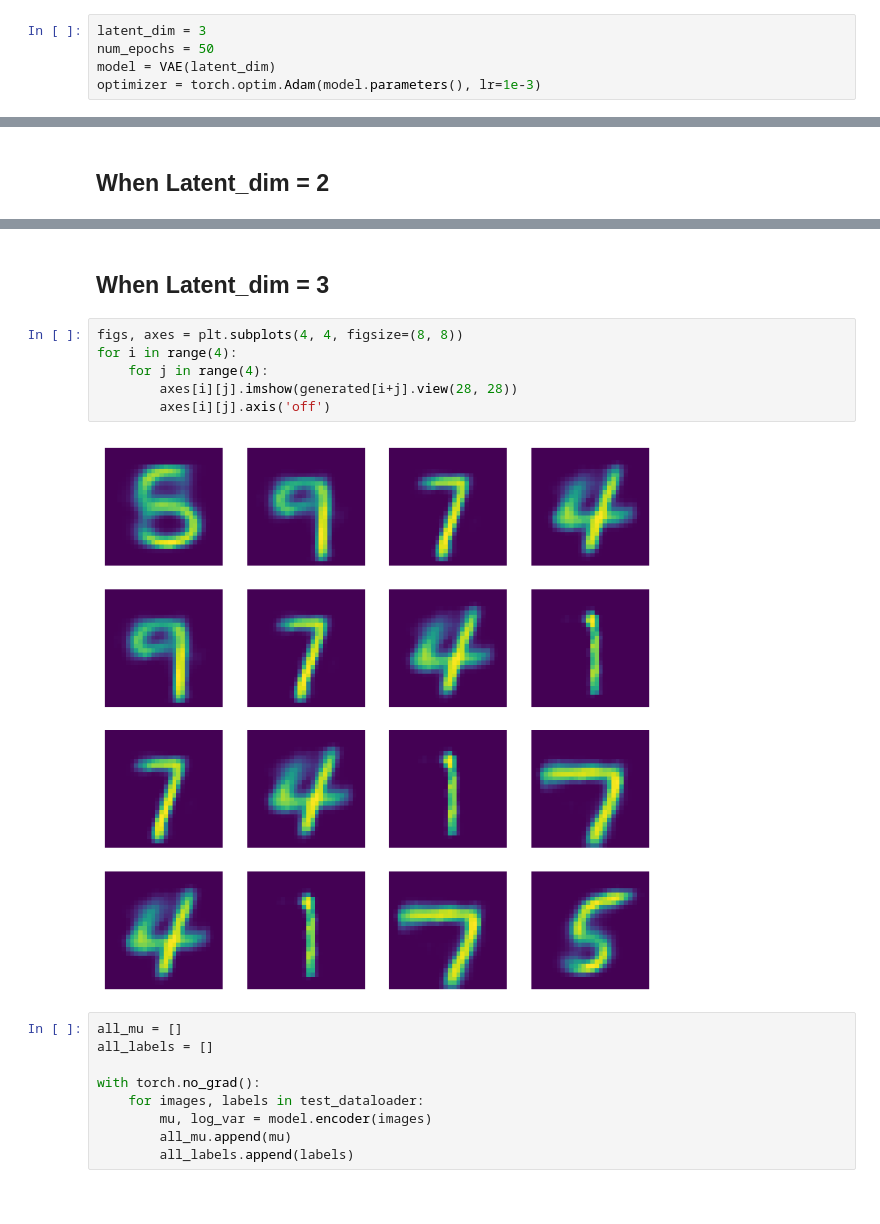
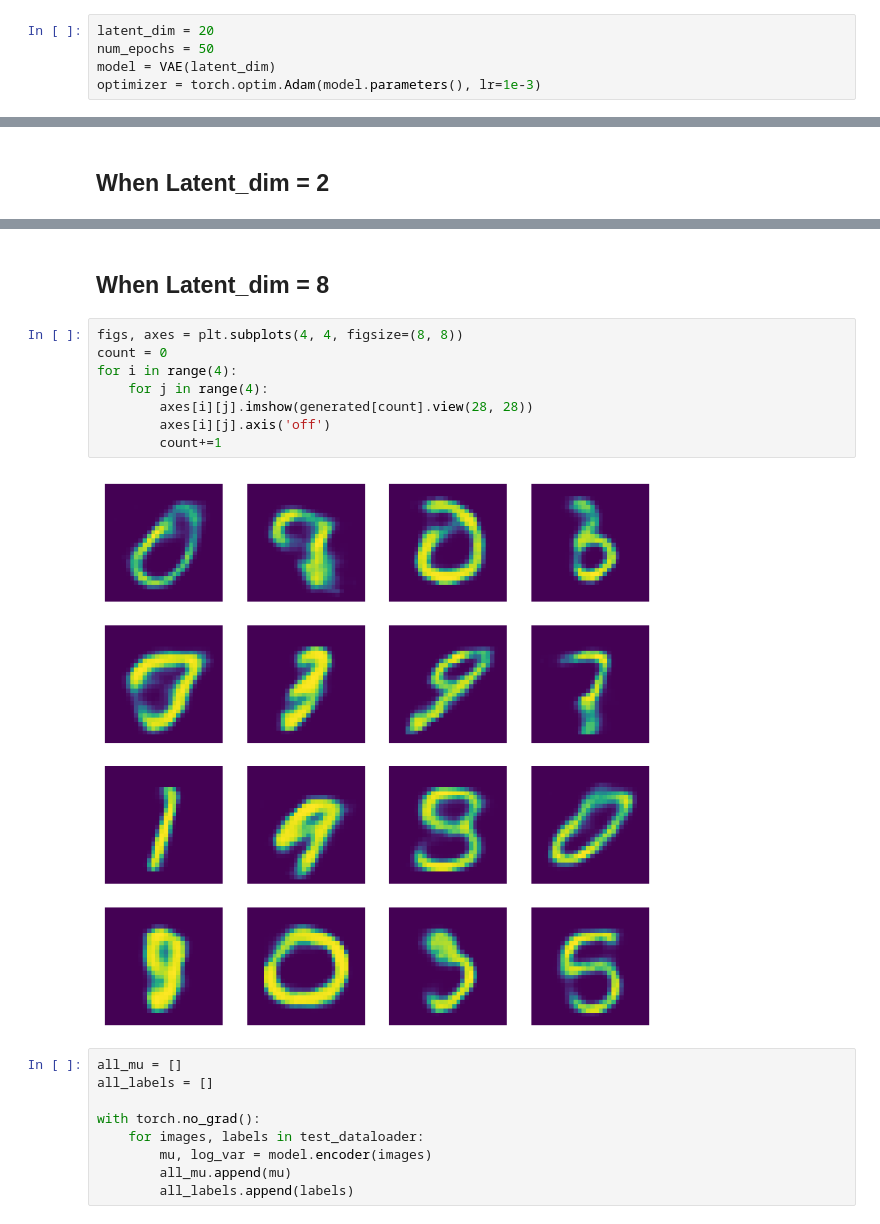
Before and after one commit to Ak62007/Deep-Generative-Modelling, a Jupyter notebook: notebooks/VAE.ipynb, the cells around one changed output, grey strips where cells are left out. Saved outputs shown, nothing was run; the diff lists cells and outputs as text.

```diff
--- a/notebooks/VAE.ipynb
+++ b/notebooks/VAE.ipynb
@@ -136,7 +136,7 @@ def vae_loss(x_constructed, x_original, mu, log_var):
 # %% [markdown]
 ### Training Loop
 # %%
-latent_dim = 3
+latent_dim = 20
 num_epochs = 50
 model = VAE(latent_dim)
 optimizer = torch.optim.Adam(model.parameters(), lr=1e-3)
@@ -221,13 +219,15 @@ plt.imshow(generated[0].view(28,28))
 # %% [markdown]
-## When Latent_dim = 3
+## When Latent_dim = 8
 # %%
 figs, axes = plt.subplots(4, 4, figsize=(8, 8))
+count = 0
 for i in range(4):
     for j in range(4):
-        axes[i][j].imshow(generated[i+j].view(28, 28))
+        axes[i][j].imshow(generated[count].view(28, 28))
         axes[i][j].axis('off')
+        count+=1
 # %% [output]
-[figure, old version]
+[figure, new version]
 # %%
 all_mu = []
 all_labels = []
```
Also changed, not shown: parts of 5 cells of this notebook, 1 other file.
